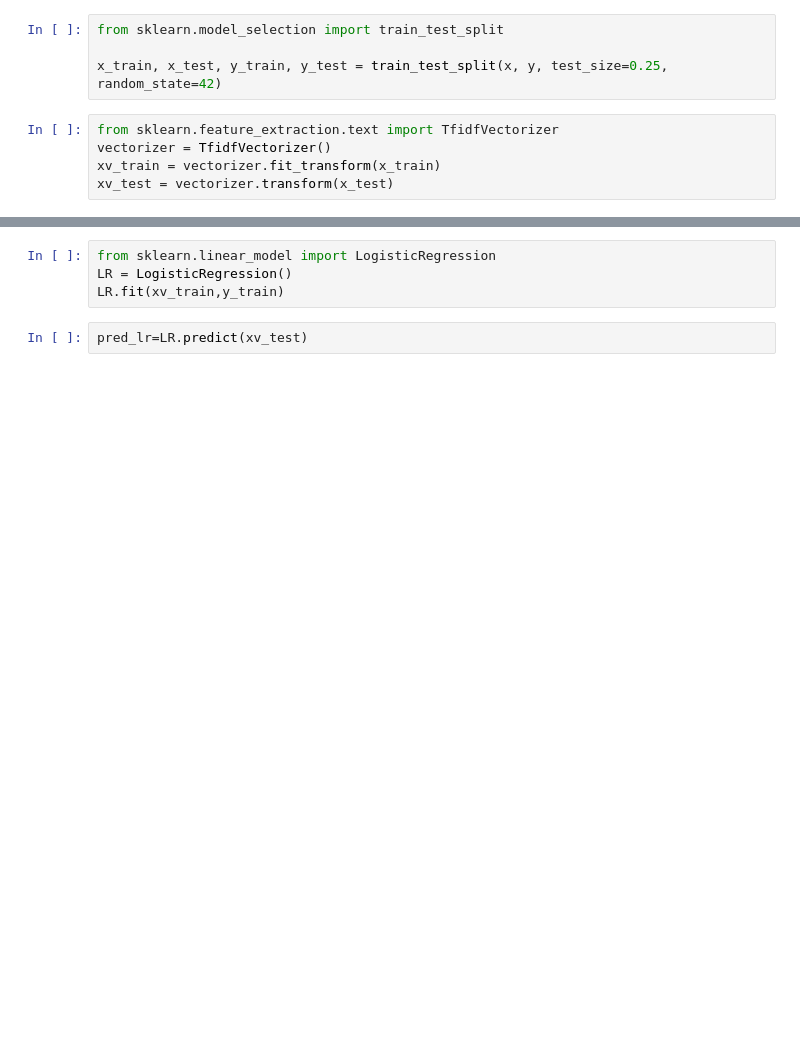
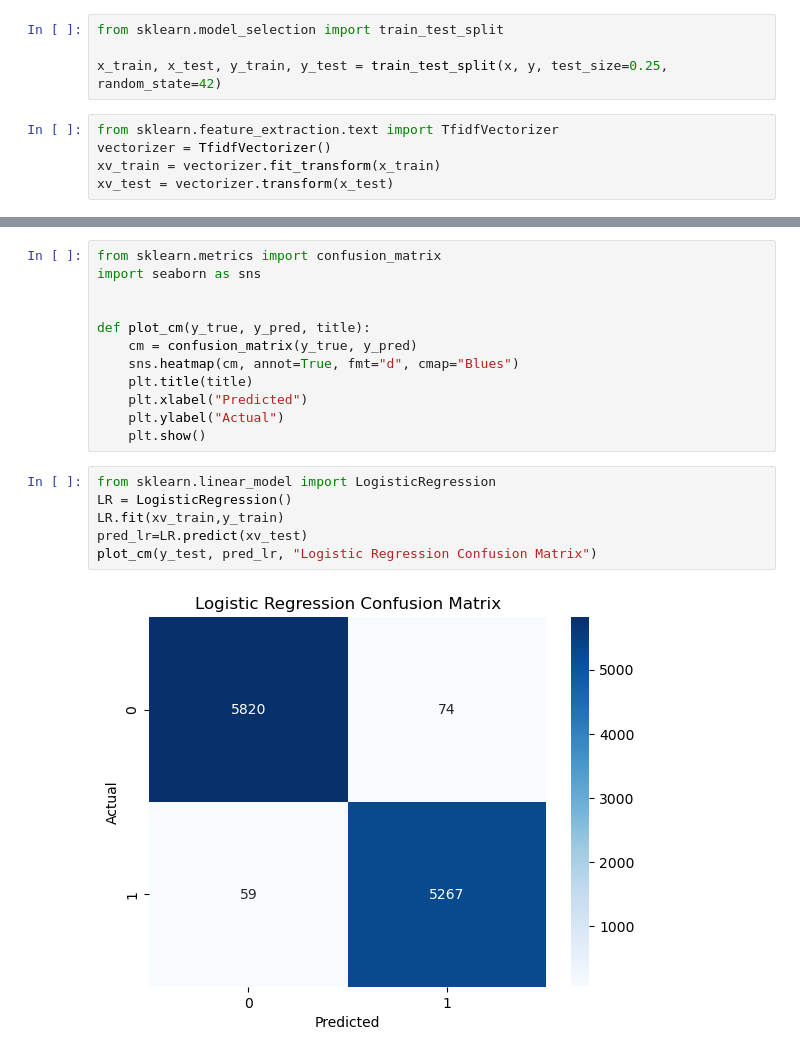
Before and after one commit to Kolpi03/Fake_News-Detection, a Jupyter notebook: Fake_News_Detection.ipynb, the cells around one changed output, grey strips where cells are left out. Drawn from its saved outputs; the diff is of its cells as text; blank space fills up the shorter version.

```diff
--- a/Fake_News_Detection.ipynb
+++ b/Fake_News_Detection.ipynb
@@ -90,8 +203,22 @@ print(xv_test.shape,y_test.shape)
+# %%
+from sklearn.metrics import confusion_matrix
+import seaborn as sns
+
+
+def plot_cm(y_true, y_pred, title):
+    cm = confusion_matrix(y_true, y_pred)
+    sns.heatmap(cm, annot=True, fmt="d", cmap="Blues")
+    plt.title(title)
+    plt.xlabel("Predicted")
+    plt.ylabel("Actual")
+    plt.show()
 # %%
 from sklearn.linear_model import LogisticRegression
 LR = LogisticRegression()
 LR.fit(xv_train,y_train)
+pred_lr=LR.predict(xv_test)
+plot_cm(y_test, pred_lr, "Logistic Regression Confusion Matrix")
+# %% [output]
+[figure, added]
-# %%
-pred_lr=LR.predict(xv_test)
 # %%
 LR.score(xv_test,y_test)
```
Also changed, not shown: parts of 37 cells of this notebook.
